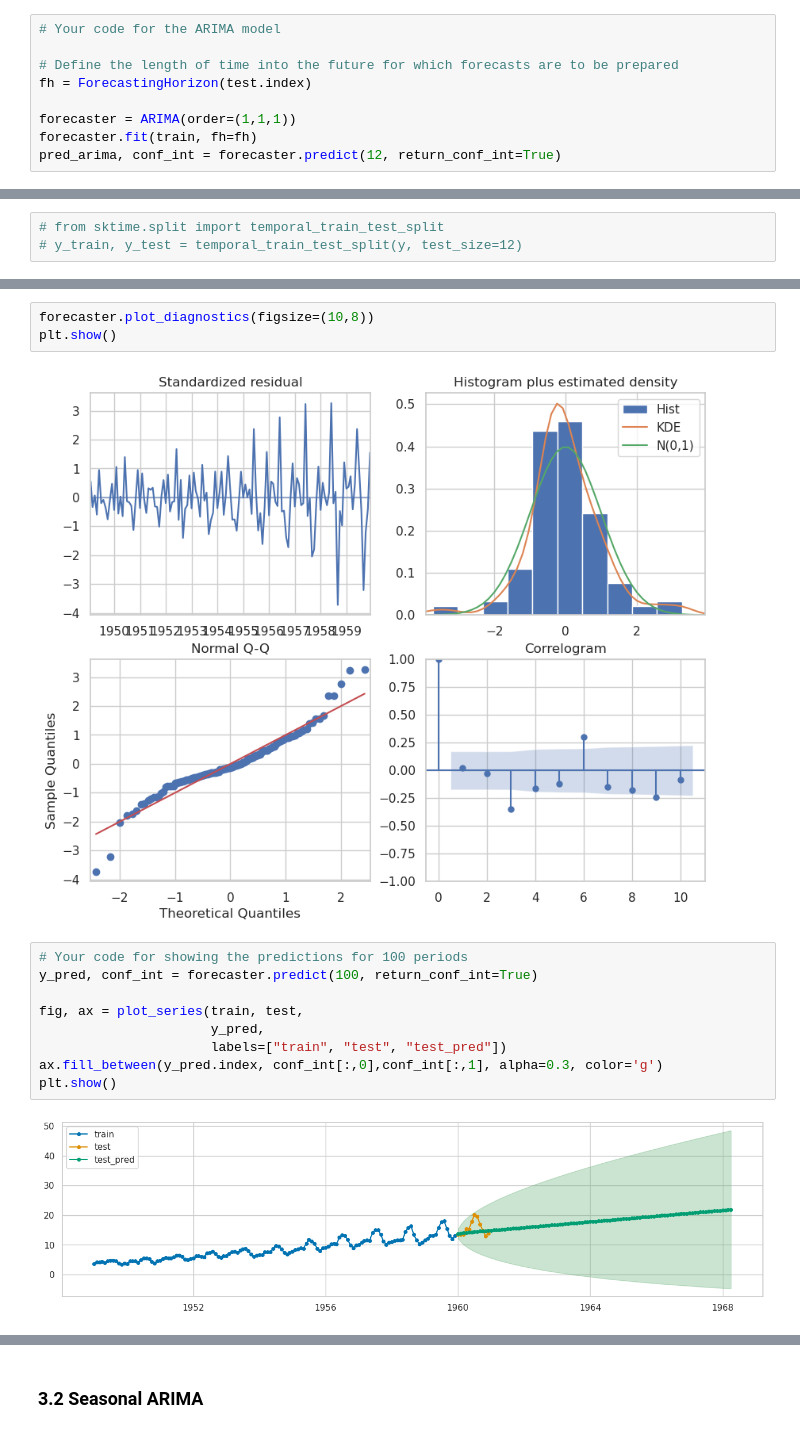
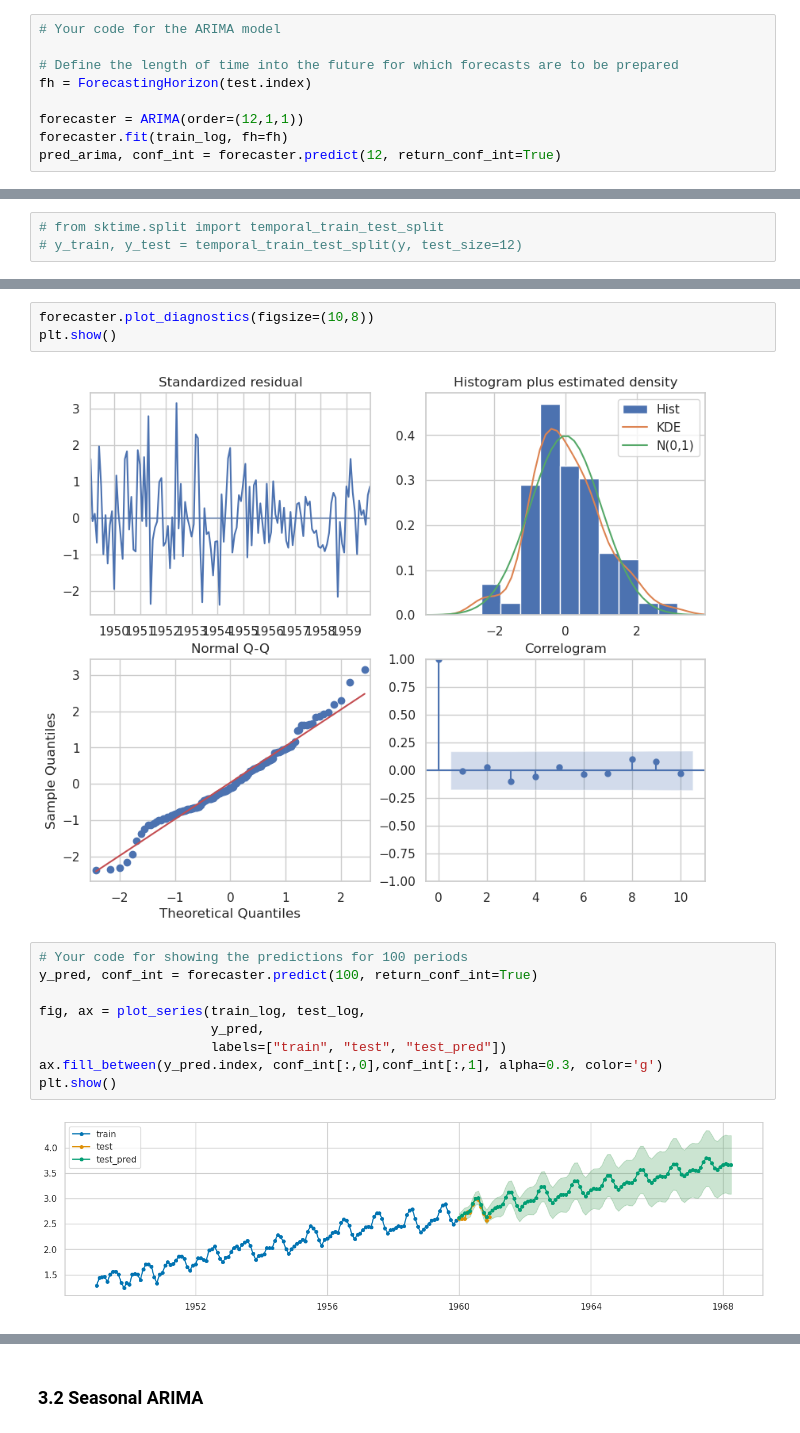
Before and after one commit to clarka34/12_machine_learning, a Jupyter notebook: ML6 - Time Series/notebooks/NB2_Time_Series_Forecasts.ipynb, the cells around one changed output, grey strips where cells are left out. Cells and saved outputs as stored; diff of their text form.

```diff
--- a/ML6 - Time Series/notebooks/NB2_Time_Series_Forecasts.ipynb
+++ b/ML6 - Time Series/notebooks/NB2_Time_Series_Forecasts.ipynb
@@ -469,8 +474,8 @@ plt.show()
 # Define the length of time into the future for which forecasts are to be prepared
 fh = ForecastingHorizon(test.index)
 
-forecaster = ARIMA(order=(1,1,1))
-forecaster.fit(train, fh=fh)
+forecaster = ARIMA(order=(12,1,1))
+forecaster.fit(train_log, fh=fh)
 pred_arima, conf_int = forecaster.predict(12, return_conf_int=True)
 # %% [markdown]
 **TODO**
@@ -492,18 +497,18 @@ plt.show()
 forecaster.plot_diagnostics(figsize=(10,8))
 plt.show()
 # %% [output]
-[figure, old version]
+[figure, new version]
 # %%
 # Your code for showing the predictions for 100 periods
 y_pred, conf_int = forecaster.predict(100, return_conf_int=True)
 
-fig, ax = plot_series(train, test,
+fig, ax = plot_series(train_log, test_log,
                       y_pred,
                       labels=["train", "test", "test_pred"])
 ax.fill_between(y_pred.index, conf_int[:,0],conf_int[:,1], alpha=0.3, color='g')
 plt.show()
 # %% [output]
-[figure, old version]
+[figure, new version]
 # %%
 from sklearn.metrics import mean_squared_error
 
```
Also changed, not shown: parts of 52 cells of this notebook.
